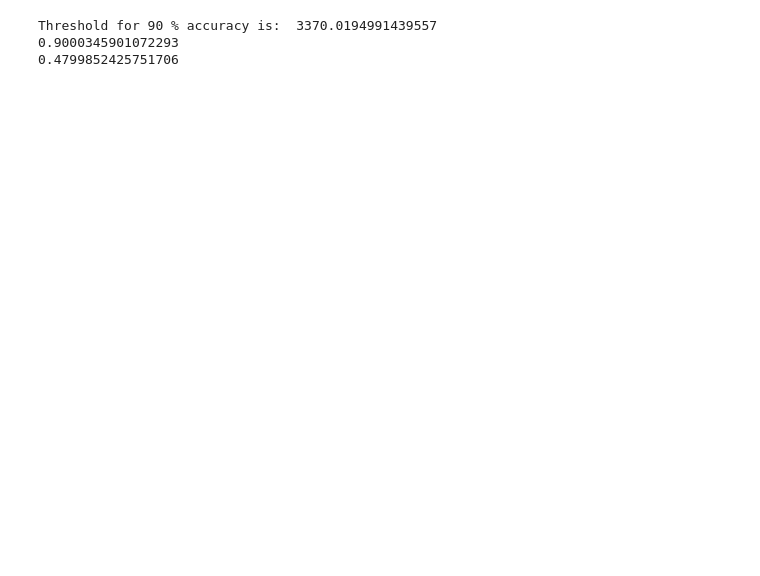
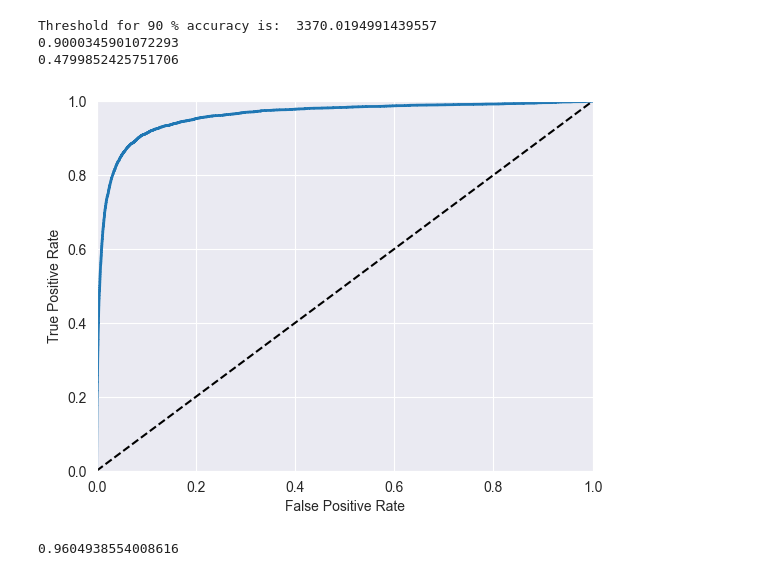
Before and after one commit to KevinShindel/MachineLearning, a Jupyter notebook: ML with TensorFlow/digit_prediction.ipynb, the cells around one changed output. Cells and saved outputs as stored; diff of their text form; code cells hidden in the pictures; blank space fills up the shorter version.

```diff
--- a/ML with TensorFlow/digit_prediction.ipynb
+++ b/ML with TensorFlow/digit_prediction.ipynb
@@ -175,4 +171,26 @@ Threshold for 90 % accuracy is:  3370.0194991439557
 0.9000345901072293
 0.4799852425751706
 # %%
-# ROC curve
+# ROC curve ( indicate the true positive rate against the false positive rate)
+fpr, tpr, thresholds = roc_curve(y_train_5, y_scores)
+
+def plot_roc_curve(fpr, tpr, label=None):
+    plt.plot(fpr, tpr, linewidth=2, label=label) # plot the curve
+    plt.plot([0, 1], [0, 1], 'k--') # plot the diagonal
+    plt.axis([0, 1, 0, 1]) # set the axis
+    plt.xlabel('False Positive Rate')
+    plt.ylabel('True Positive Rate')
+
+plot_roc_curve(fpr, tpr)
+# The more recall of model, the more false positive rate
+# %% [output]
+[figure, added]
+# %%
+# ROC AUC score
+
+# AUC score is the area under the ROC curve
+roc_auc_score = roc_auc_score(y_train_5, y_scores)
+print(roc_auc_score) # 0.96
+# Good model has ROC AUC score close to 1, bad model has ROC AUC score close to 0.5
+# %% [output]
+0.9604938554008616
```
Also changed, not shown: parts of 24 cells of this notebook, 2 other files.
